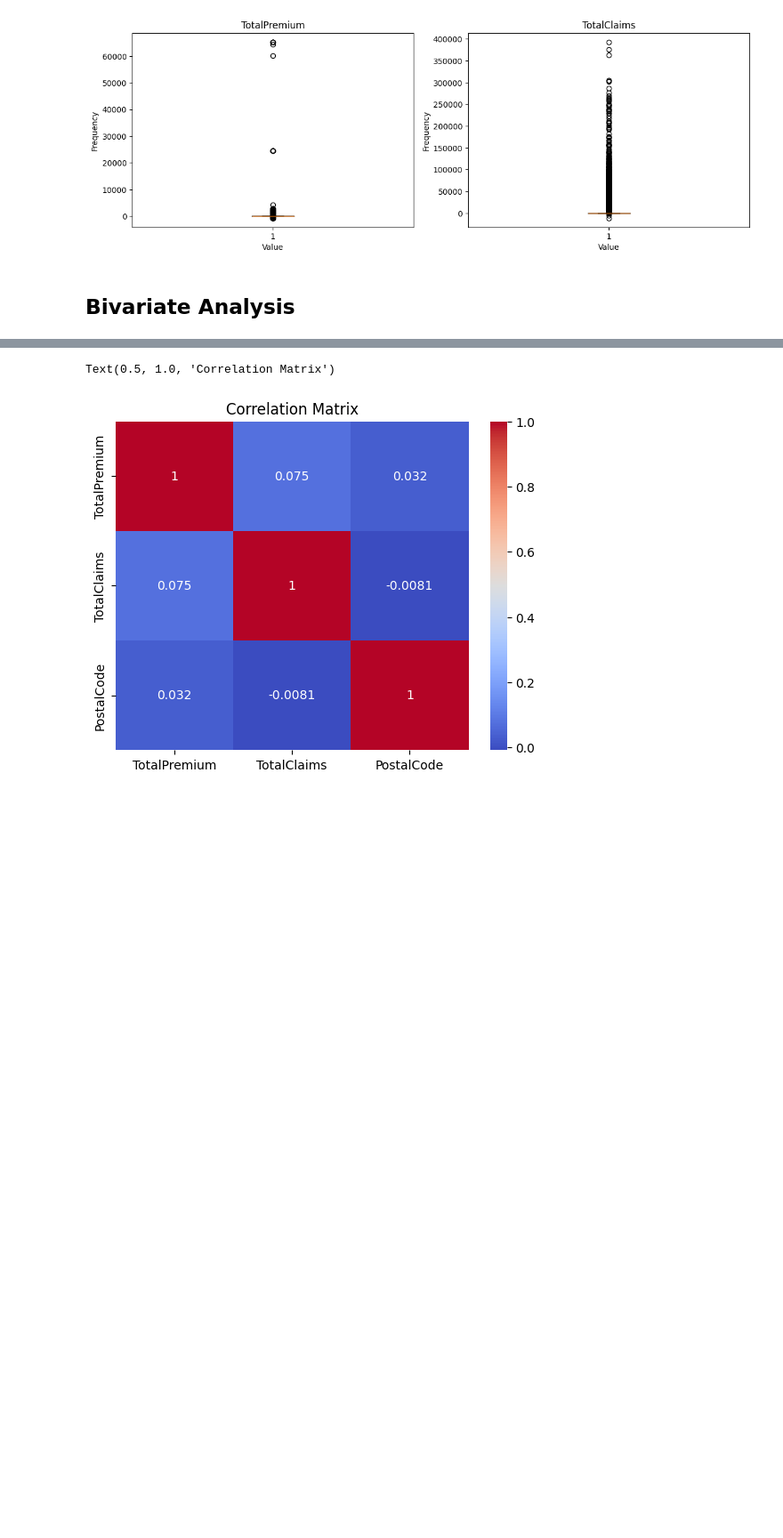
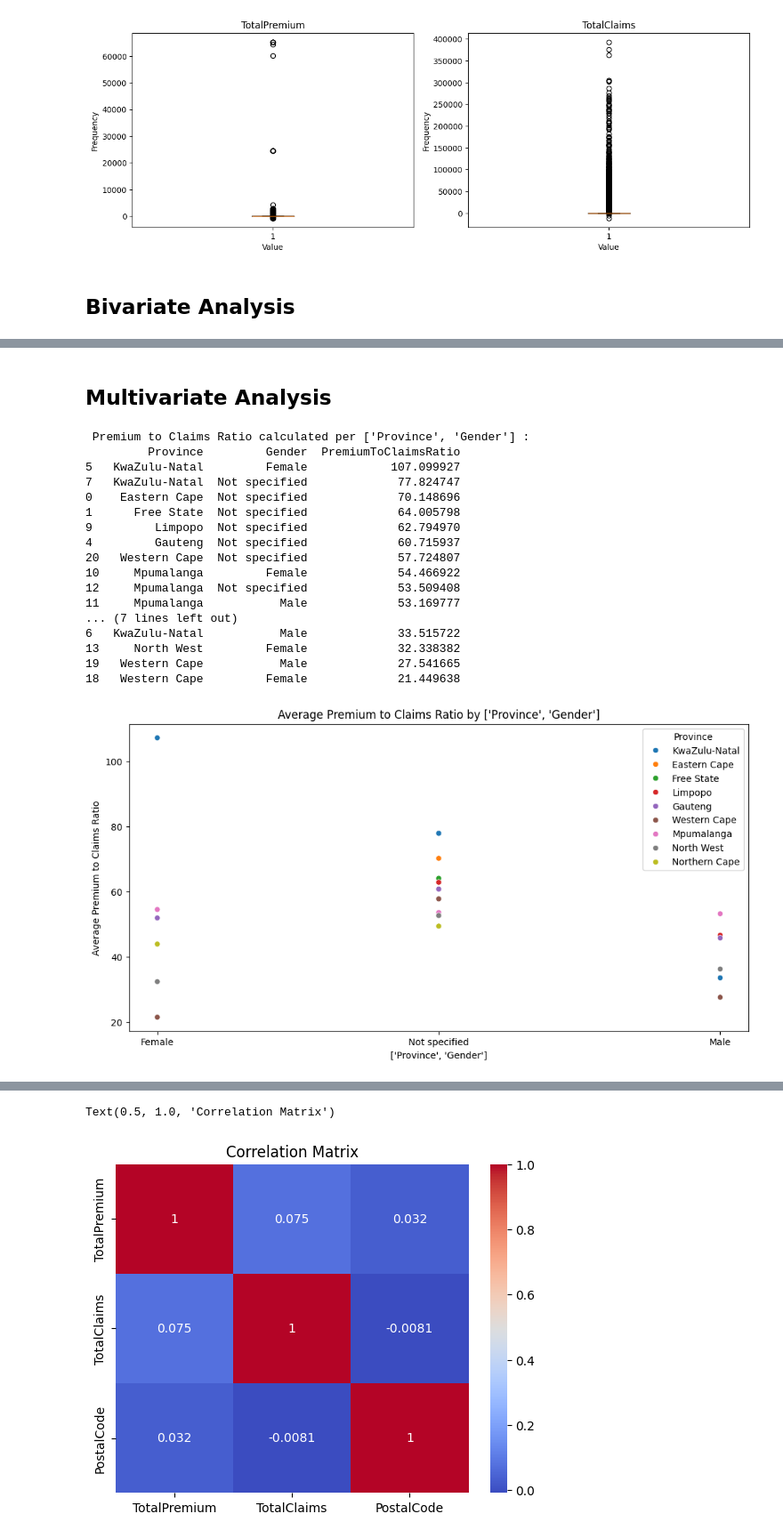
Before and after one commit to wastb/Car-Insurance-Predictive-Modelling, a Jupyter notebook: notebooks/task1.ipynb, the cells around one changed output, grey strips where cells are left out. Shown at 89% size. Drawn from its saved outputs; the diff is of its cells as text; code cells hidden in the pictures; blank space fills up the shorter version.

```diff
--- a/notebooks/task1.ipynb
+++ b/notebooks/task1.ipynb
@@ -404,0 +353,23 @@ da.bivariate_analysis('bodytype')
+# %% [markdown]
+## Multivariate Analysis
+# %%
+da.multivariate_analysis()
+# %% [output]
+ Premium to Claims Ratio calculated per ['Province', 'Gender'] :
+         Province         Gender  PremiumToClaimsRatio
+5   KwaZulu-Natal         Female            107.099927
+7   KwaZulu-Natal  Not specified             77.824747
+0    Eastern Cape  Not specified             70.148696
+1      Free State  Not specified             64.005798
+9         Limpopo  Not specified             62.794970
+4         Gauteng  Not specified             60.715937
+20   Western Cape  Not specified             57.724807
+10     Mpumalanga         Female             54.466922
+12     Mpumalanga  Not specified             53.509408
+11     Mpumalanga           Male             53.169777
+... (7 lines left out)
+6   KwaZulu-Natal           Male             33.515722
+13     North West         Female             32.338382
+19   Western Cape           Male             27.541665
+18   Western Cape         Female             21.449638
+[figure, added]
```
Also changed, not shown: parts of 36 cells of this notebook, 3 other files.
